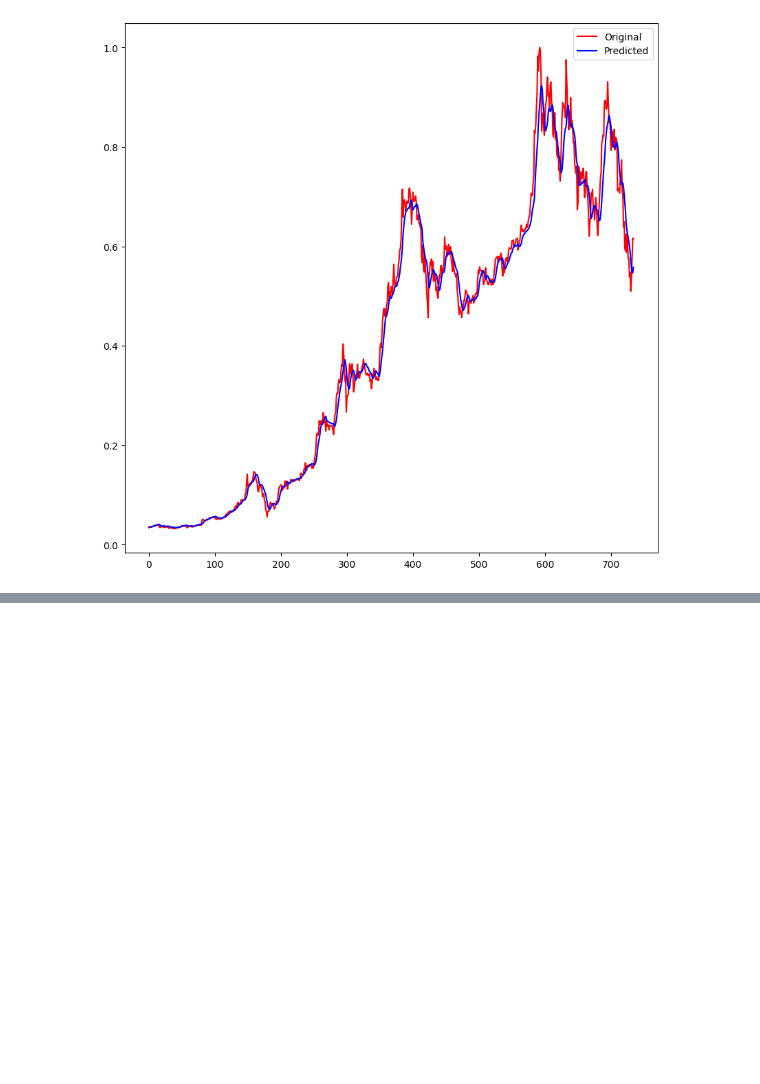
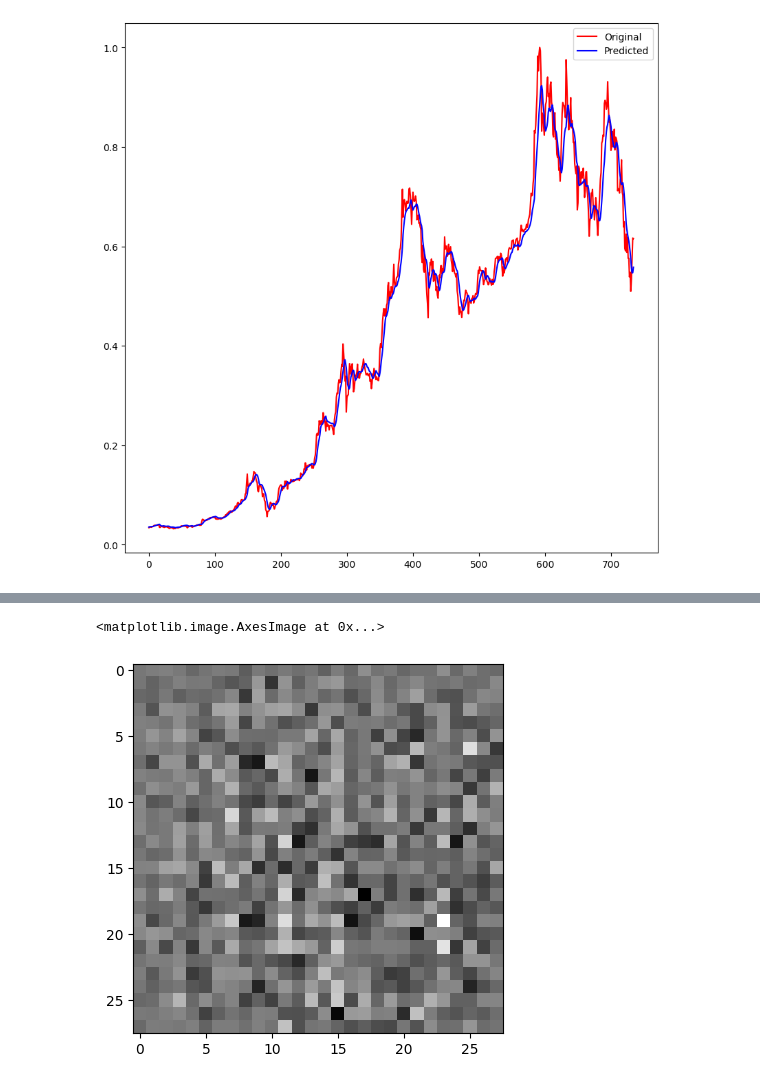
Before and after one commit to swayam279/AppStoneLab-AI-Intern, a Jupyter notebook: TensorFlow/Tensorflow.ipynb, the cells around one changed output, grey strips where cells are left out. Saved outputs shown, nothing was run; the diff lists cells and outputs as text; code cells hidden in the pictures; blank space fills up the shorter version.

```diff
--- a/TensorFlow/Tensorflow.ipynb
+++ b/TensorFlow/Tensorflow.ipynb
@@ -1875,0 +2068,24 @@ plt.show()
+# %%
+# DC GAN
+def generator_model():
+  model=Sequential([
+      Input(shape=(100,)),
+      Dense(7*7*256),
+      BatchNormalization(),
+      LeakyReLU(),
+      Reshape((7, 7, 256)),
+
+      Conv2DTranspose(128, (5, 5), strides=(1, 1), padding='same', use_bias=False),
+      BatchNormalization(),
+      LeakyReLU(),
+
+      Conv2DTranspose(64, (5, 5), strides=(2, 2), padding='same', use_bias=False),
+      BatchNormalization(),
+      LeakyReLU(),
+
+      Conv2DTranspose(1, (5, 5), strides=(2, 2), padding='same', use_bias=False, activation='tanh'),
+  ])
+  return model
+
+generator= generator_model()
+generator.summary()
@@ -1875,0 +2114,8 @@ plt.show()
+# %%
+noise = tf.random.normal([1, 100])
+generated_image = generator(noise, training=False) # this is happening before training of model
+
+plt.imshow(generated_image[0, :, :, 0], cmap='gray')
+# %% [output]
+<matplotlib.image.AxesImage at 0x...>
+[figure, added]
```
Also changed, not shown: parts of 19 cells of this notebook, 9 other files.
